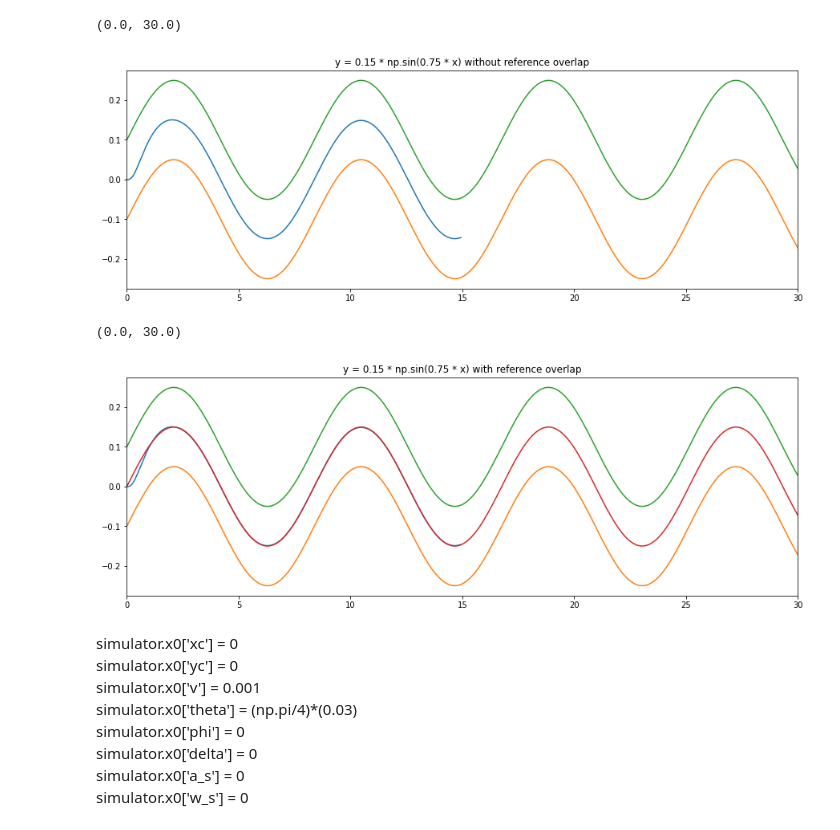
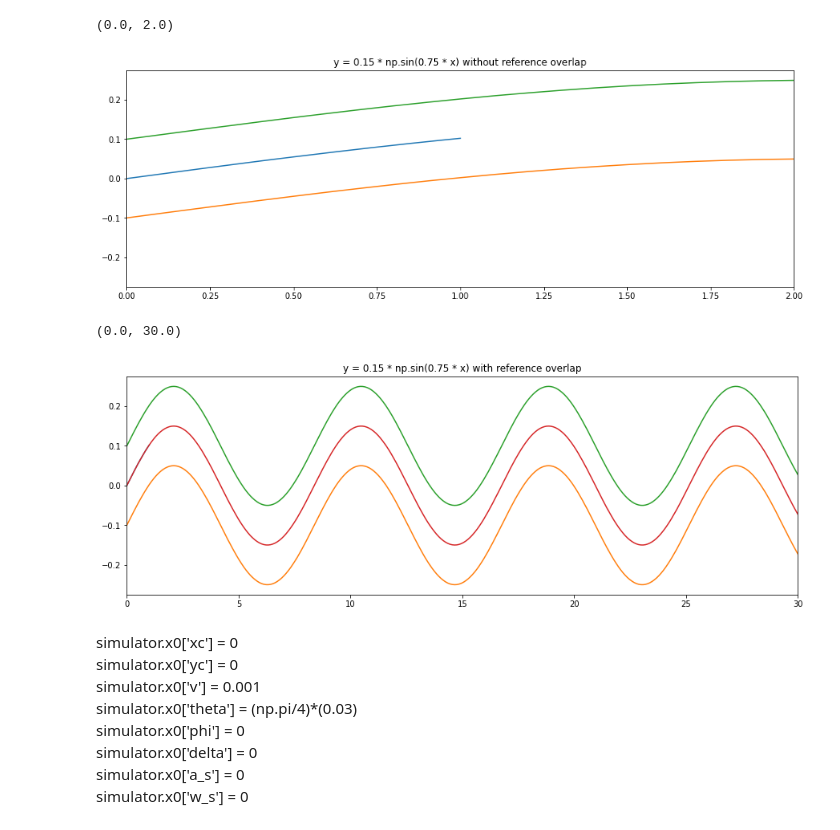
Before and after one commit to dancinglightning/SeDriCa-Controls, a Jupyter notebook: NMPC_new.ipynb, the cells around one changed output. Cells and saved outputs as stored; diff of their text form; code cells hidden in the pictures.

```diff
--- a/NMPC_new.ipynb
+++ b/NMPC_new.ipynb
@@ -14,7 +14,7 @@ Cy = 0.01
 t_s = 0.1 #sample time
 N = 50
 eqn = "0.15 * np.sin(0.75 * x)"
-eqn2 = "0.005"
+eqn2 = "1 - x"
 #y_ref if 0.15*np.sin(h*x_ref) then n<0.5 is excellent
 #y_ref if 0.15*np.sin(h*x_ref) then 0.5<n<1 (h1 = 1) is fairly manageable
 #y_ref if 0.15*np.sin(h*x_ref) then 1<n<1.5 (h2 = 1.5) is regrettably manageable
@@ -154,7 +154,7 @@ def controller(model, x_ref,y_ref):
     mpc.bounds['lower', '_x', 'z'] = 0
 #     mpc.bounds['upper','_x','xc'] = target_x+0.1
 #     mpc.bounds['upper','_x','yc'] = y_upper
-    mpc.bounds['upper','_x','v'] = 0.01 #max forward speed in m/s
+    mpc.bounds['upper','_x','v'] = 1 #max forward speed in m/s
     mpc.bounds['upper','_x','theta'] = 50
     mpc.bounds['upper','_x','phi'] = 50
     mpc.bounds['upper','_x','delta'] = np.pi/6
@@ -209,7 +209,7 @@ estimator = do_mpc.estimator.StateFeedback(model)
 simulator.x0['xc'] = 0
 simulator.x0['yc'] = 0
 simulator.x0['v'] = 1
-simulator.x0['theta'] = 0
+simulator.x0['theta'] = 0.15*0.75
 simulator.x0['phi'] = 0
 simulator.x0['delta'] = 0
 # simulator.x0['a_s'] = 0
@@ -351,13 +261,13 @@ iter    objective    inf_pr   inf_du lg(mu)  ||d||  lg(rg) alpha_du alpha_pr  ls
 # %%
 f = plt.figure(figsize=(15,5))
 plt.plot(x,y)
 plt.plot(x_ref,y_ref-1e-1)
 plt.plot(x_ref,y_ref+1e-1)
 plt.title("y = " + eqn + " without reference overlap")
-plt.xlim([0, 30])
+plt.xlim([0, 2])
 # %% [output]
-(0.0, 30.0)
+(0.0, 2.0)
-[figure, old version]
+[figure, new version]
 # %%
 f = plt.figure(figsize=(15,5))
 plt.plot(x,y)
@@ -369,7 +279,7 @@ plt.title("y = " + eqn + " with reference overlap")
 plt.xlim([0, 30])
 # %% [output]
 (0.0, 30.0)
-[figure, old version]
+[figure, new version]
 # %% [markdown]
 simulator.x0['xc'] = 0
 simulator.x0['yc'] = 0
```
Also changed, not shown: parts of 3 cells of this notebook, 1 other file.
